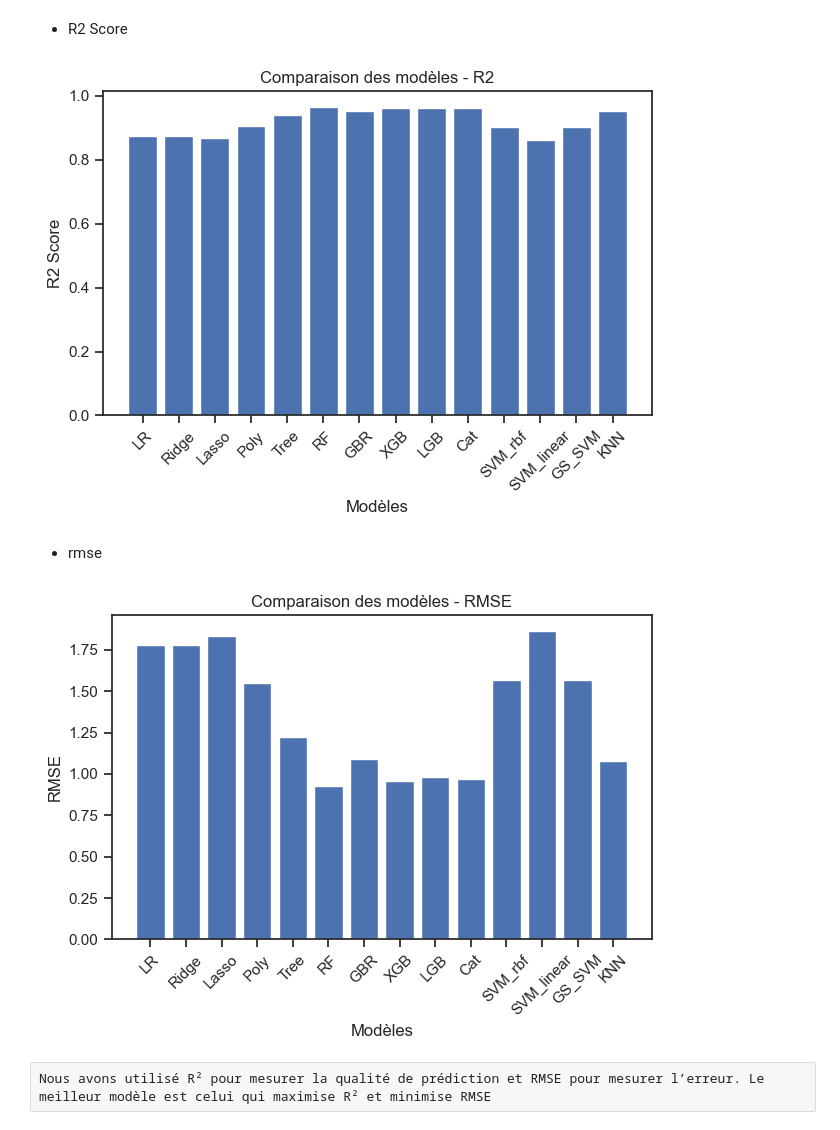
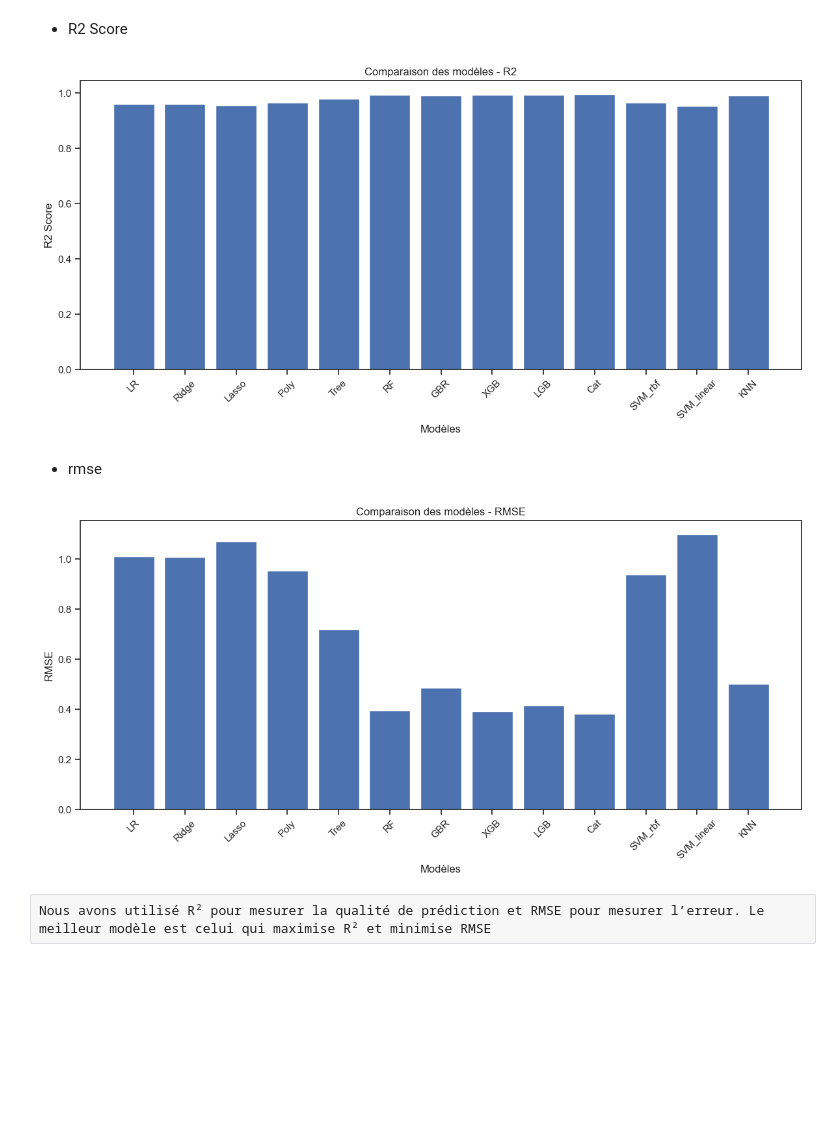
Before and after one commit to Test123599/ECOML, a Jupyter notebook: TpStandard - Copie.ipynb, the cells around one changed output. Cells and saved outputs as stored; diff of their text form; code cells hidden in the pictures; blank space fills up the shorter version.

```diff
--- a/TpStandard - Copie.ipynb
+++ b/TpStandard - Copie.ipynb
@@ -285,6 +285,3 @@ Index(['Poids', 'Volume', 'Conductivite', 'Opacite', 'Rigidite',
        'Prix_Revente', 'Categorie', 'Source', 'Rapport_Collecte',
        'Poids_missing'],
       dtype='object')
-# %%
-df["Categorie"] = df["Categorie"].fillna(df["Categorie"].mode()[0])
-print(df["Categorie"])
@@ -467,5 +483,5 @@ Name: count, dtype: int64
 # %%
-cols = ["Poids", "Volume", "Conductivite", "Opacite", "Prix_Revente"]
+cols = ["Conductivite", "Prix_Revente"]
 
 for col in cols:
     Q1 = df[col].quantile(0.25)
@@ -2065,9 +2594,27 @@ Features sélectionnées : ['Source_Usine_B', 'Categorie_Verre', 'Rigidite', 'So
 # %% [markdown]
 Réentraîner modèle
 # %%
-cat_fs = CatBoostRegressor(iterations=1000, learning_rate=0.1, depth=6, verbose=0)
+from catboost import CatBoostRegressor
 
+# =========================
+# 🔷 MODELE
+# =========================
+cat_fs = CatBoostRegressor(
+    iterations=1000,
+    learning_rate=0.1,
+    depth=6,
+    verbose=0,
+    random_seed=42
+)
+
+# =========================
+# 🔷 TRAIN
+# =========================
 cat_fs.fit(x_train_fs, y_train_reg)
+
+# =========================
+# 🔷 PREDICTION
+# =========================
 y_pred_fs = cat_fs.predict(x_test_fs)
 # %% [markdown]
 Évaluation
@@ -2089,6 +2639,7 @@ MAPE : 0.06805673406128099
 # TUNING (GridSearchCV sur CatBoost)
 # %%
 from sklearn.model_selection import GridSearchCV
+from catboost import CatBoostRegressor
 
 param_grid = {
     'depth': [4, 6, 8],
@@ -2097,11 +2648,14 @@ param_grid = {
 }
 
 grid = GridSearchCV(
-    estimator=CatBoostRegressor(verbose=0),
+    estimator=CatBoostRegressor(
+        verbose=0,
+        random_seed=42
+    ),
     param_grid=param_grid,
     cv=3,
     scoring='r2',
-    n_jobs=-1
+    n_jobs=1
 )
 
 grid.fit(x_train_fs, y_train_reg)
@@ -2109,4 +2663,5 @@ grid.fit(x_train_fs, y_train_reg)
 best_model = grid.best_estimator_
 
 print("Best params :", grid.best_params_)
+print("Best R2     :", grid.best_score_)
 # %% [output]
@@ -2300,47 +3091,59 @@ print("| KNN                    | {0:.5f} | {1:.5f} | {2:.5f} | {3:.5f} | {4:.5f
 # %%
 import matplotlib.pyplot as plt
 
 models = [
     "LR", "Ridge", "Lasso", "Poly", "Tree", "RF",
-    "GBR", "XGB", "LGB", "Cat", "SVM_rbf",
-    "SVM_linear", "GS_SVM", "KNN"
+    "GBR", "XGB", "LGB", "Cat",
+    "SVM_rbf", "SVM_linear", "KNN"
 ]
 
 r2_scores = [
     r2_lr, r2_ridge, r2_lasso, r2_poly, r2_tree,
     r2_rf, r2_gbr, r2_xgb, r2_lgb, r2_cat,
-    r2_rbf, r2_linear, r2_svm, r2_knn
+    r2_rbf, r2_linear, r2_knn
 ]
 
-plt.figure()
+plt.figure(figsize=(12,6))
 plt.bar(models, r2_scores)
+
 plt.xticks(rotation=45)
 plt.title("Comparaison des modèles - R2")
 plt.xlabel("Modèles")
 plt.ylabel("R2 Score")
+
 plt.tight_layout()
 plt.show()
 # %% [output]
-[figure, old version]
+[figure, new version]
 # %% [markdown]
 - rmse
 # %%
+import matplotlib.pyplot as plt
+
+models = [
+    "LR", "Ridge", "Lasso", "Poly", "Tree", "RF",
+    "GBR", "XGB", "LGB", "Cat",
+    "SVM_rbf", "SVM_linear", "KNN"
+]
+
 rmse_scores = [
     rmse_lr, rmse_ridge, rmse_lasso, rmse_poly, rmse_tree,
     rmse_rf, rmse_gbr, rmse_xgb, rmse_lgb, rmse_cat,
-    rmse_rbf, rmse_linear, rmse_svm, rmse_knn
+    rmse_rbf, rmse_linear, rmse_knn
 ]
 
-plt.figure()
+plt.figure(figsize=(12,6))
 plt.bar(models, rmse_scores)
+
 plt.xticks(rotation=45)
 plt.title("Comparaison des modèles - RMSE")
 plt.xlabel("Modèles")
 plt.ylabel("RMSE")
+
 plt.tight_layout()
 plt.show()
 # %% [output]
-[figure, old version]
+[figure, new version]
 # %% [raw]
 Nous avons utilisé R² pour mesurer la qualité de prédiction et RMSE pour mesurer l’erreur. Le meilleur modèle est celui qui maximise R² et minimise RMSE
 # %% [markdown]
```
Also changed, not shown: parts of 141 cells of this notebook.
